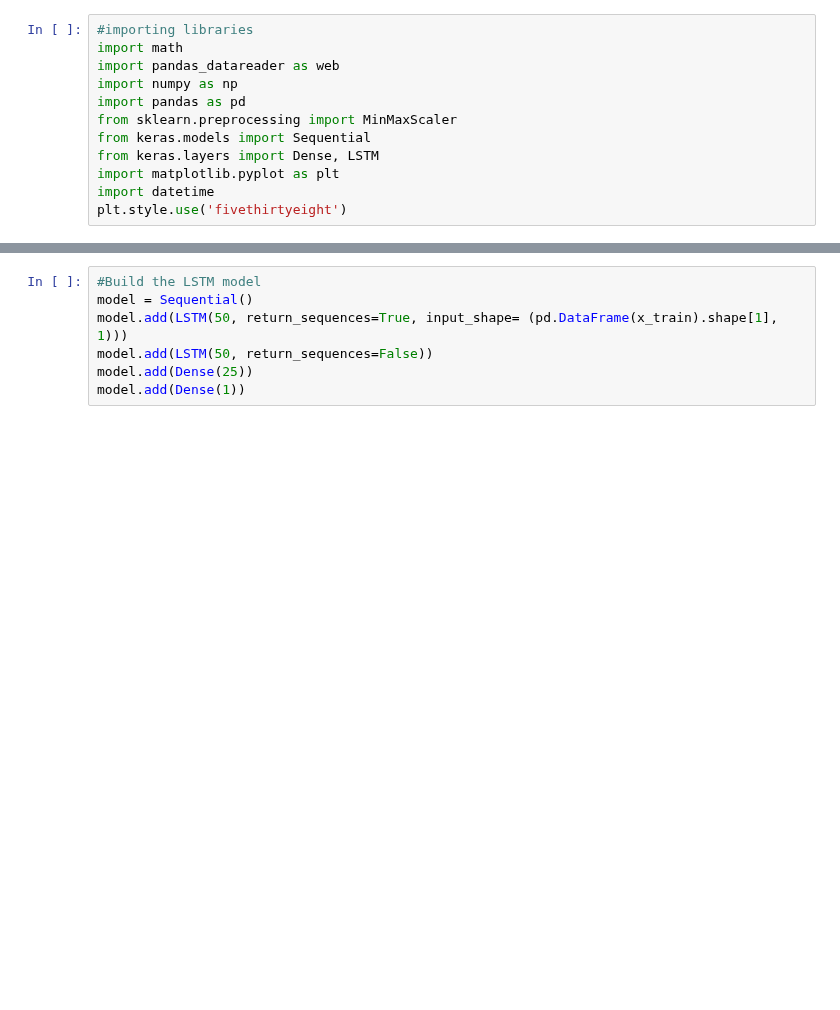
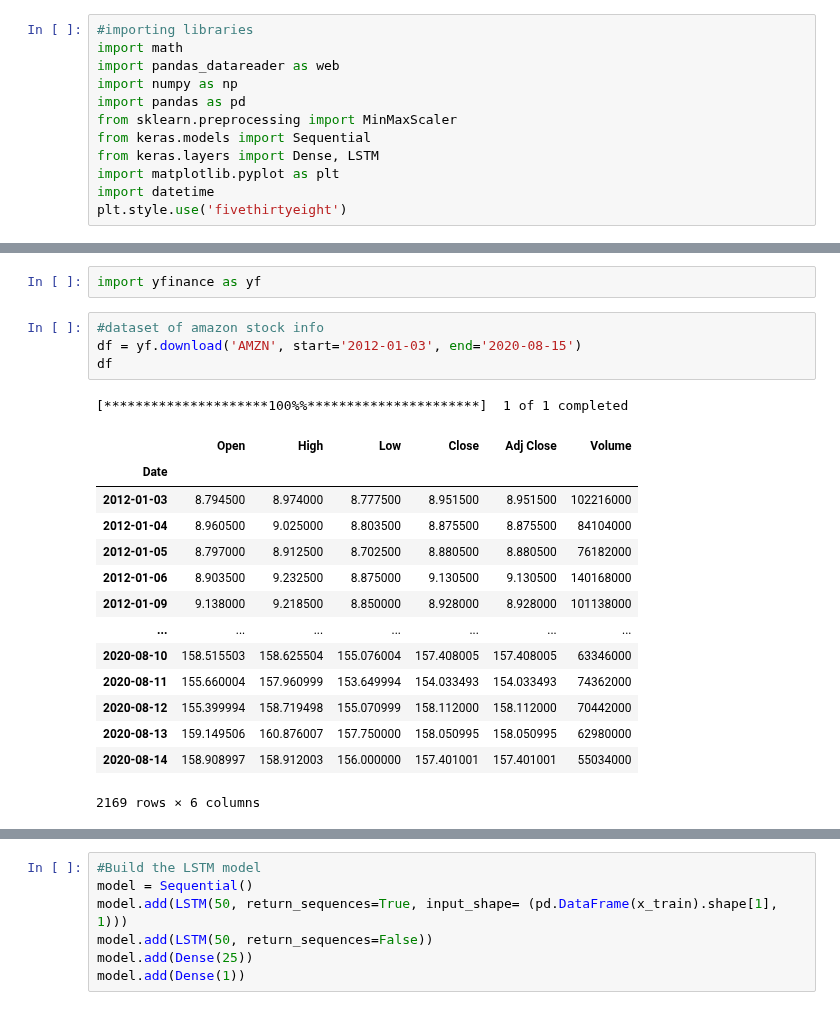
Before and after one commit to cristiandarioortegayubro/BDS, a Jupyter notebook: modulo.08/Apliacaión_RRN_AMZN.ipynb, the cells around one changed output, grey strips where cells are left out. Saved outputs shown, nothing was run; the diff lists cells and outputs as text; blank space fills up the shorter version.

```diff
--- a/modulo.08/Apliacaión_RRN_AMZN.ipynb
+++ b/modulo.08/Apliacaión_RRN_AMZN.ipynb
@@ -40,3 +43,25 @@ df
+# %%
+import yfinance as yf
+# %%
+#dataset of amazon stock info
+df = yf.download('AMZN', start='2012-01-03', end='2020-08-15')
+df
+# %% [output]
+[*********************100%%**********************]  1 of 1 completed
+|  | Open | High | Low | Close | Adj Close | Volume |
+| Date |  |  |  |  |  |  |
+| 2012-01-03 | 8.794500 | 8.974000 | 8.777500 | 8.951500 | 8.951500 | 102216000 |
+| 2012-01-04 | 8.960500 | 9.025000 | 8.803500 | 8.875500 | 8.875500 | 84104000 |
+| 2012-01-05 | 8.797000 | 8.912500 | 8.702500 | 8.880500 | 8.880500 | 76182000 |
+| 2012-01-06 | 8.903500 | 9.232500 | 8.875000 | 9.130500 | 9.130500 | 140168000 |
+| 2012-01-09 | 9.138000 | 9.218500 | 8.850000 | 8.928000 | 8.928000 | 101138000 |
+| ... | ... | ... | ... | ... | ... | ... |
+| 2020-08-10 | 158.515503 | 158.625504 | 155.076004 | 157.408005 | 157.408005 | 63346000 |
+| 2020-08-11 | 155.660004 | 157.960999 | 153.649994 | 154.033493 | 154.033493 | 74362000 |
+| 2020-08-12 | 155.399994 | 158.719498 | 155.070999 | 158.112000 | 158.112000 | 70442000 |
+| 2020-08-13 | 159.149506 | 160.876007 | 157.750000 | 158.050995 | 158.050995 | 62980000 |
+| 2020-08-14 | 158.908997 | 158.912003 | 156.000000 | 157.401001 | 157.401001 | 55034000 |
+2169 rows × 6 columns
 # %%
 #Visualize the closing price history of amazon
 plt.figure(figsize=(16,8))
```
Also changed, not shown: parts of 10 cells of this notebook.
